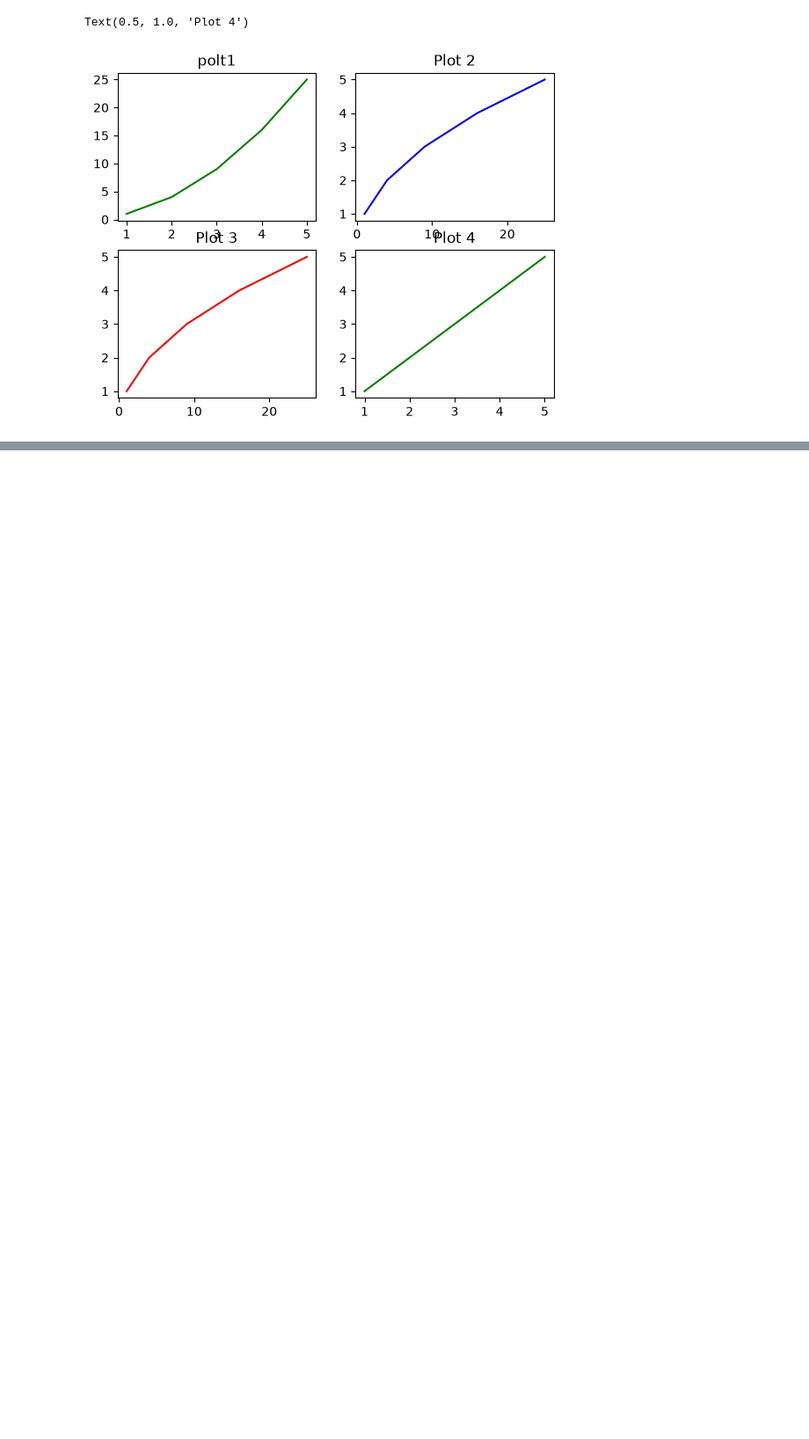
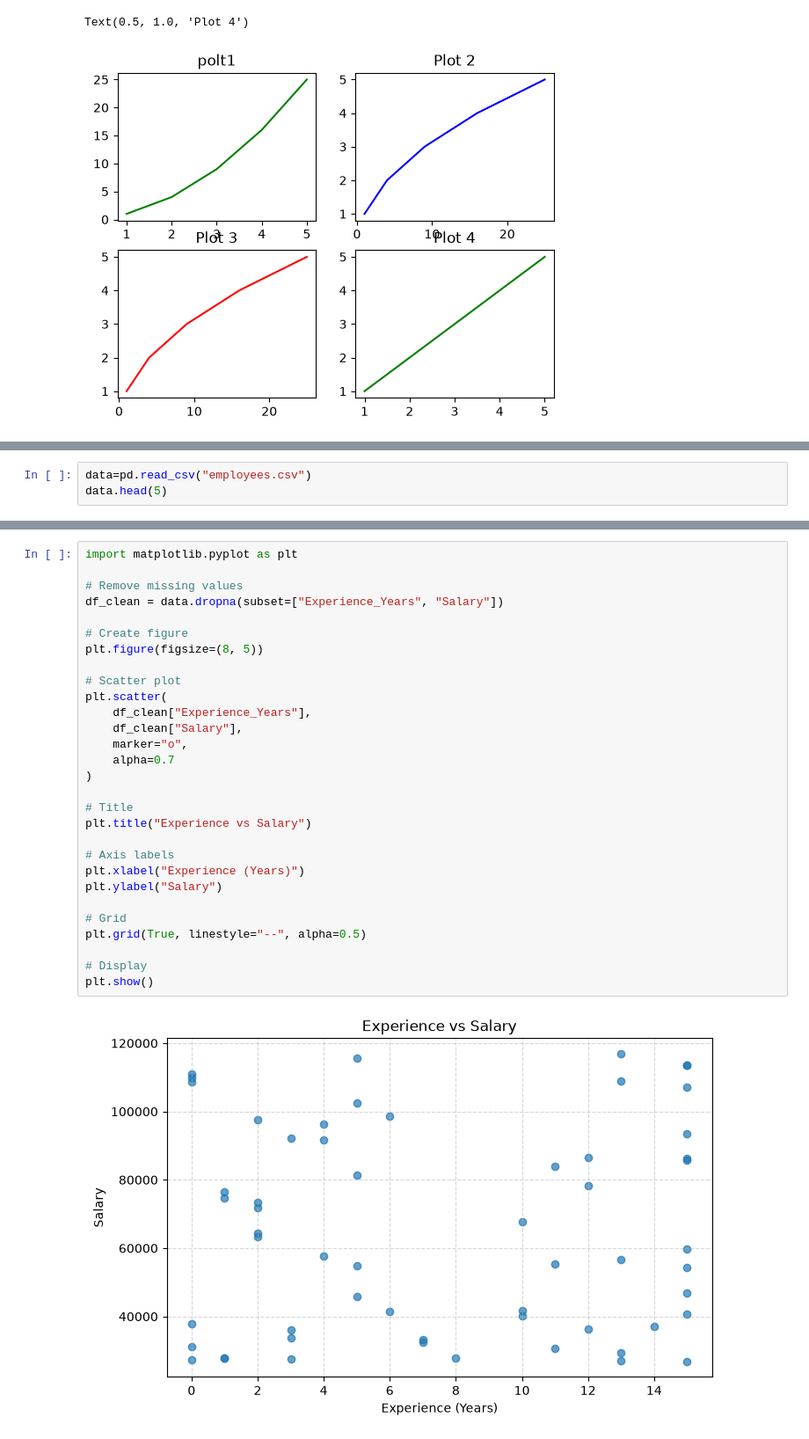
Before and after one commit to Arunbellad-2001/python-daily-practice, a Jupyter notebook: DATA ANALYSIS/10.2_Pandas/mathplotlib.ipynb, the cells around one changed output, grey strips where cells are left out. Shown at 88% size. Cells and saved outputs as stored; diff of their text form; blank space fills up the shorter version.

Commit message:
matplotlib

```diff
--- a/DATA ANALYSIS/10.2_Pandas/mathplotlib.ipynb
+++ b/DATA ANALYSIS/10.2_Pandas/mathplotlib.ipynb
@@ -104,0 +108,3 @@ Text(0.5, 1.0, 'Plot 4')
+# %%
+data=pd.read_csv("employees.csv")
+data.head(5)
@@ -104,0 +154,31 @@ Text(0.5, 1.0, 'Plot 4')
+# %%
+import matplotlib.pyplot as plt
+
+# Remove missing values
+df_clean = data.dropna(subset=["Experience_Years", "Salary"])
+
+# Create figure
+plt.figure(figsize=(8, 5))
+
+# Scatter plot
+plt.scatter(
+    df_clean["Experience_Years"],
+    df_clean["Salary"],
+    marker="o",
+    alpha=0.7
+)
+
+# Title
+plt.title("Experience vs Salary")
+
+# Axis labels
+plt.xlabel("Experience (Years)")
+plt.ylabel("Salary")
+
+# Grid
+plt.grid(True, linestyle="--", alpha=0.5)
+
+# Display
+plt.show()
+# %% [output]
+[figure, added]
```
Also changed, not shown: parts of 8 cells of this notebook.
